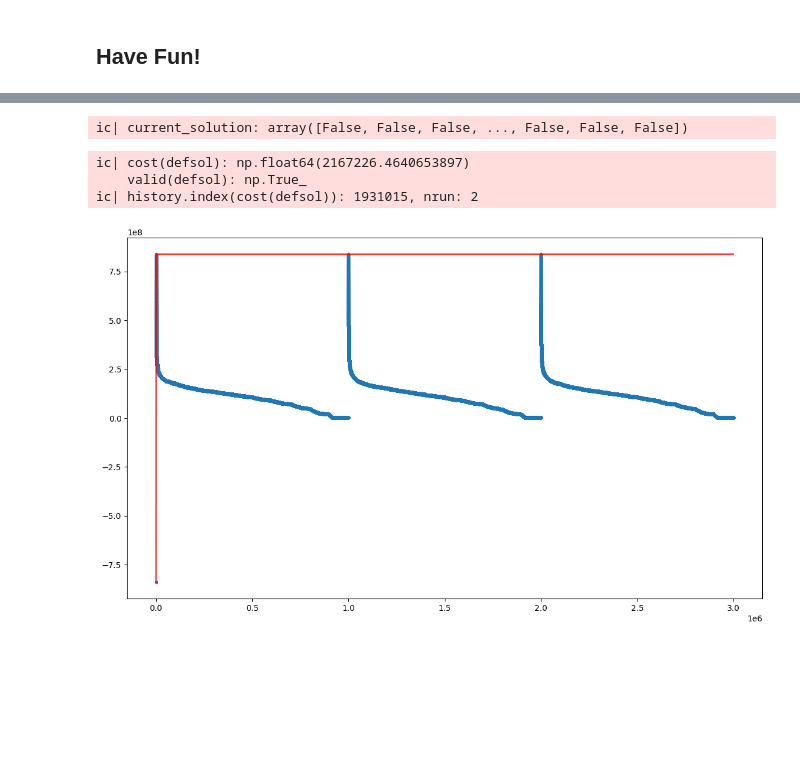
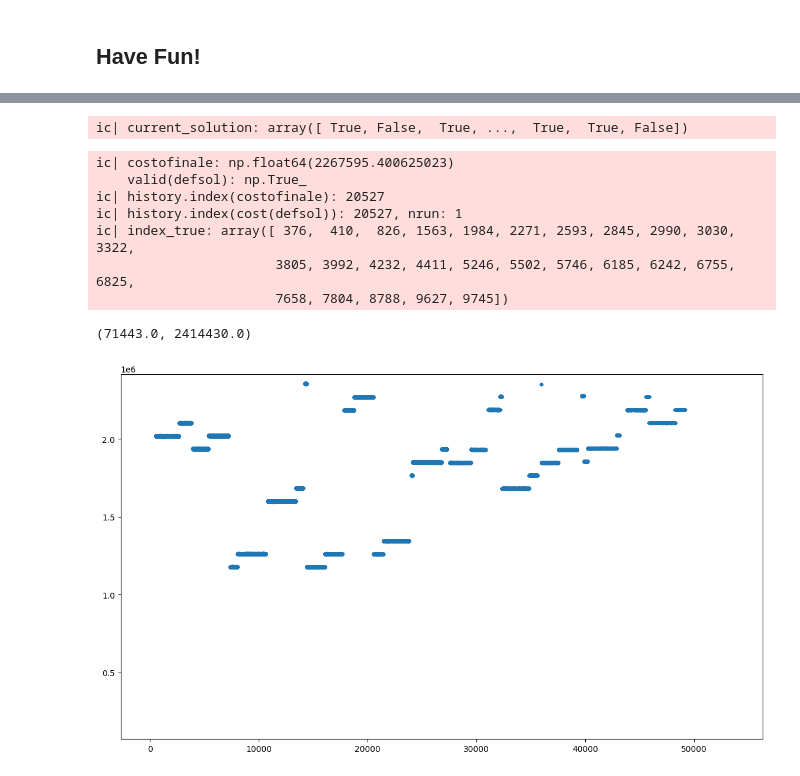
Before and after one commit to Scrivane/CI2024_lab0-, a Jupyter notebook: set-cover.ipynb, the cells around one changed output, grey strips where cells are left out. Cells and saved outputs as stored; diff of their text form; code cells hidden in the pictures; blank space fills up the shorter version.

Commit message:
second commit,others tweaks

```diff
--- a/set-cover.ipynb
+++ b/set-cover.ipynb
@@ -89,13 +91,26 @@ ic| solution: array([ True, False,  True, ...,  True,  True, False])
 # %%
 def fitness(solution : np.array)-> int:
     costo=-cost(solution)
-    if valid2(solution):
+    #if valid2(solution):
 
-       costo=costo+1000000
+       #costo=costo+50000
         #ic(pos)
 
 
     return costo
+
+def fitness2(solution : np.array)-> Tuple[bool,int]:
+    costo=-cost(solution)
+    costo=-(len(np.where(solution == True)[0]) *100)
+    validity=False
+    if valid2(solution):
+
+
+       validity=True
+        #ic(pos)
+
+
+    return (validity,costo)
 # %%
 
 
@@ -150,8 +283,8 @@ def tweak3(solution : np.array,step: int,max_step :int)-> np.array:
 # %%
 current_solution = solution[:]
 
-max_steps=1000000
-n_restart=3
+max_steps=536000
+n_restart=1
 ic( current_solution)
 #while  valid(current_solution)==False or steps<max_steps:
 
@@ -165,27 +298,35 @@ ic( current_solution)
 #ic(tcost,tfittweak,tevalu,tevalid,tevalid2)
 
 history = []
-i=0
+dim_step_out=100
 
 for nres in tqdm(range(n_restart)):
-    current_solution = rng.random(NUM_SETS) < (0.2+(1+nres))
-    current_fit=fitness(current_solution)
+    i=0
+    current_solution = rng.random(NUM_SETS) < ((1+nres)*(100/n_restart))
+    current_fit=fitness2(current_solution)
     if(nres==0):
         defsol=current_solution[:]
-        defit=fitness(defsol)
-        history.append(defit)
+        defit=fitness2(defsol)
+        history.append(cost(solution))
 
 
 
-    for step in tqdm(range(max_steps)):
+    for step in range(max_steps):
         i+=1
 
 
 
+        if(i%3300==0):
+            #for  j in tqdm(range(10)):
+            solution = tweak6(solution,dim_step_out)
 
-        solution = tweak3(current_solution,step,max_steps)
+            i=0
+            current_solution=solution[:]
+            current_fit=fitness2(solution)
+        else:
+            solution = tweak5(current_solution,step,max_steps)
         #ic( current_solution,solution)
-        sol_fit=fitness(solution)
+        sol_fit=fitness2(solution)
 
 
         history.append(cost(solution))
@@ -194,39 +335,56 @@ for nres in tqdm(range(n_restart)):
         #else:
         #        print("Arrays are bad")
 
-        if sol_fit>current_fit:
+        '''if sol_fit>current_fit :
             current_solution = solution
             current_fit=sol_fit
             i=0
             if sol_fit>defit:
+                defsol = solution[:]
+                defit=sol_fit
+        '''
+        if sol_fit[0] and sol_fit[1]>current_fit[1] :
+            current_solution = solution
+            current_fit=sol_fit
+            i=0
+            if sol_fit[0] and sol_fit[1]>defit[1]:
                 defsol = solution[:]
                 defit=sol_fit
 
 
 
         #if(i>=max_steps/10):
         #    break
 
             #ic(step, current_solution)
 
+costofinale=cost(defsol)
+ic(costofinale,valid(defsol))
 
-ic(cost(defsol),valid(defsol))
-
+ic(history.index(costofinale))
 nrun=history.index(cost(defsol))//max_steps +1
 ic(history.index(cost(defsol)),nrun )
+
+index_true=len(np.where(defsol==True)[0])
+ic(index_true)
 plt.figure(figsize=(14, 8))
 plt.plot(
     range(len(history)),
     list(accumulate(history, max)),
     color="red",
 )
 _ = plt.scatter(range(len(history)), history, marker=".")
 
 
-#plt.ylim(1554298, 3054298)
+plt.ylim(71443,2414430)
 # %% [output]
-ic| current_solution: array([False, False, False, ..., False, False, False])
+ic| current_solution: array([ True, False,  True, ...,  True,  True, False])
-ic| cost(defsol): np.float64(2167226.4640653897)
+ic| costofinale: np.float64(2267595.400625023)
     valid(defsol): np.True_
-ic| history.index(cost(defsol)): 1931015, nrun: 2
+ic| history.index(costofinale): 20527
+ic| history.index(cost(defsol)): 20527, nrun: 1
+ic| index_true: array([ 376,  410,  826, 1563, 1984, 2271, 2593, 2845, 2990, 3030, 3322,
+                       3805, 3992, 4232, 4411, 5246, 5502, 5746, 6185, 6242, 6755, 6825,
+                       7658, 7804, 8788, 9627, 9745])
+(71443.0, 2414430.0)
-[figure, old version]
+[figure, new version]
```
Also changed, not shown: parts of 6 cells of this notebook.
